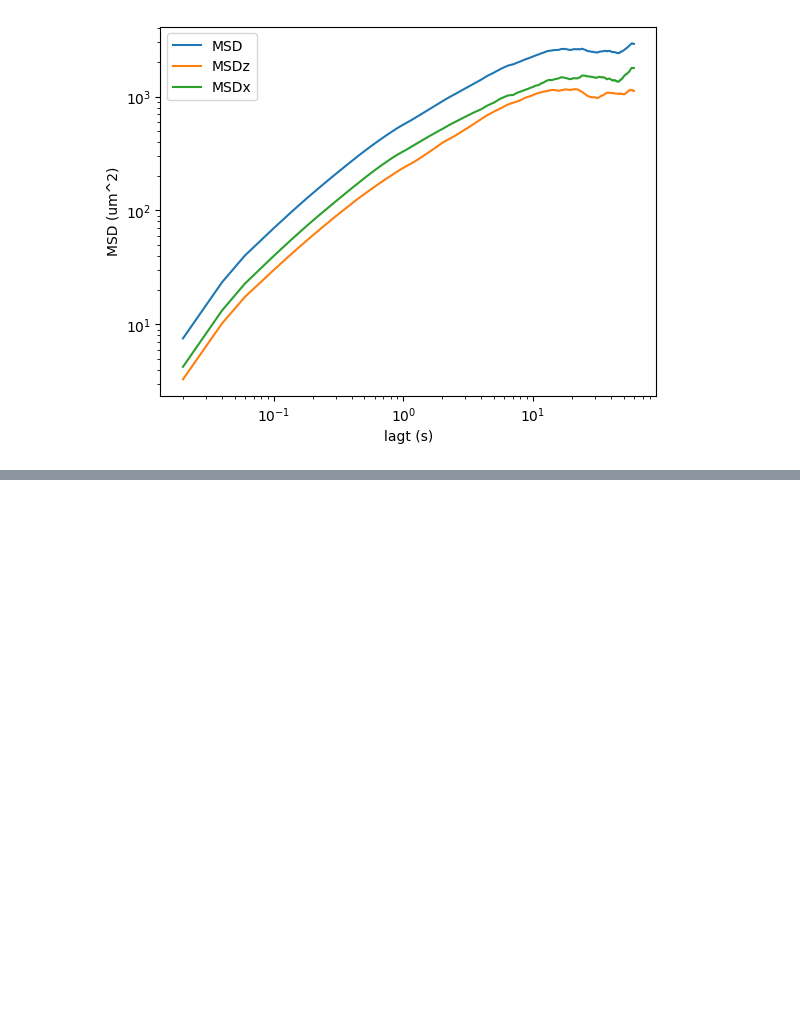
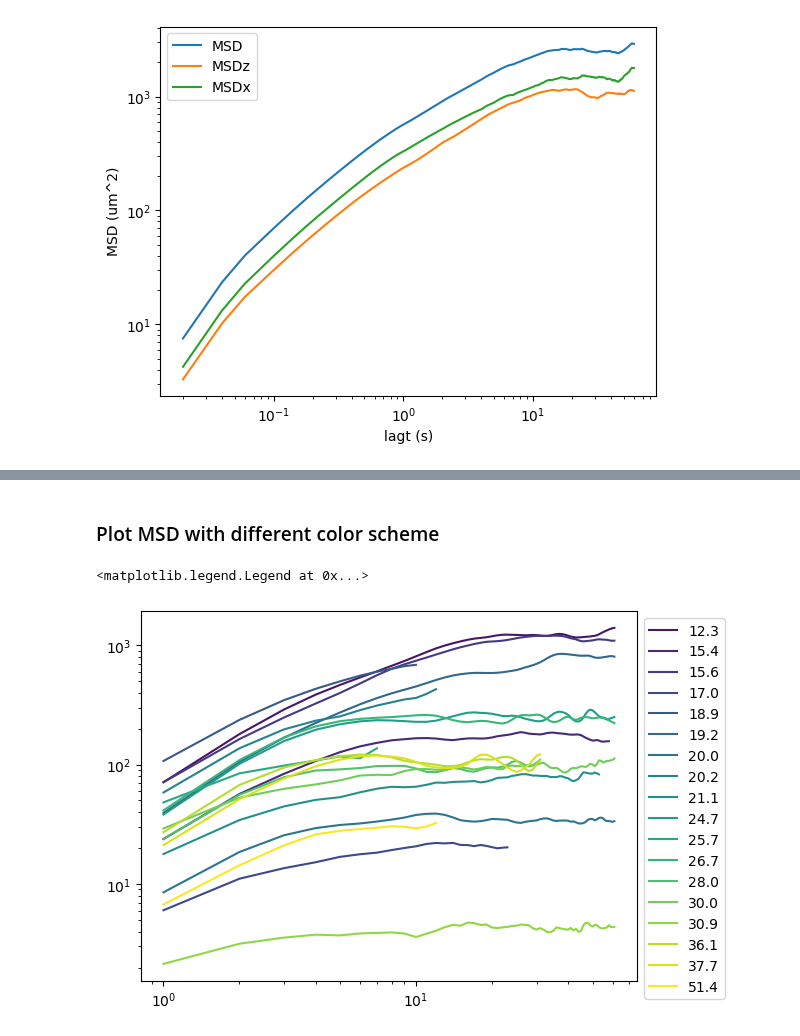
Before and after one commit to ZLoverty/DE, a Jupyter notebook: Code/Trajectory-analysis/Diffusivity-11032021-01.ipynb, the cells around one changed output, grey strips where cells are left out. Cells and saved outputs as stored; diff of their text form; code cells hidden in the pictures; blank space fills up the shorter version.

```diff
--- a/Code/Trajectory-analysis/Diffusivity-11032021-01.ipynb
+++ b/Code/Trajectory-analysis/Diffusivity-11032021-01.ipynb
@@ -94,0 +116,8 @@ for num, i in l[25::50].iterrows():
+# %%
+test_dir = "~/Documents/GitHub/DE/Data/Real_data/traj_50_10272021_03.csv"
+msd = traj_to_msd(test_dir)
+# %%
+# load log
+data_folder = "/Users/zhoulin/Documents/GitHub/DE/Data/Real_data/"
+log = pd.read_csv(os.path.join(data_folder, "OD50-75.csv"))
+log.head()
@@ -94,0 +131,11 @@ for num, i in l[25::50].iterrows():
+# %%
+for num, i in log.iterrows():
+    date_str = "{:08d}".format(int(i.date))
+    num_str = "{:02d}".format(int(i["#"]))
+    traj_dir = os.path.join(data_folder, "traj_50_{}_{}.csv".format(date_str, num_str))
+    video_FPS = i.FPS
+    interval = 50
+    fps = interval / i.FPS
+    msd = traj_to_msd(traj_dir, fps=fps, mpp=i.MMP)
+# %% [markdown]
+### Plot MSD with different color scheme
@@ -94,0 +145,15 @@ for num, i in l[25::50].iterrows():
+# %%
+log.sort_values("d", inplace=True)
+log.reset_index(drop=True, inplace=True)
+viridis = cm.get_cmap('viridis', len(log))
+for num, i in log[1:].iterrows():
+    date_str = "{:08d}".format(int(i.date))
+    num_str = "{:02d}".format(int(i["#"]))
+    msd_dir = os.path.join(data_folder, "MSD_50_{}_{}.csv".format(date_str, num_str))
+    msd = pd.read_csv(msd_dir)
+    plt.plot(msd.lagt, msd.msd, color=viridis(num), label=i.d)
+plt.loglog()
+plt.legend(bbox_to_anchor=(1, 1))
+# %% [output]
+<matplotlib.legend.Legend at 0x...>
+[figure, added]
```
Also changed, not shown: parts of 6 cells of this notebook, 32 other files.
